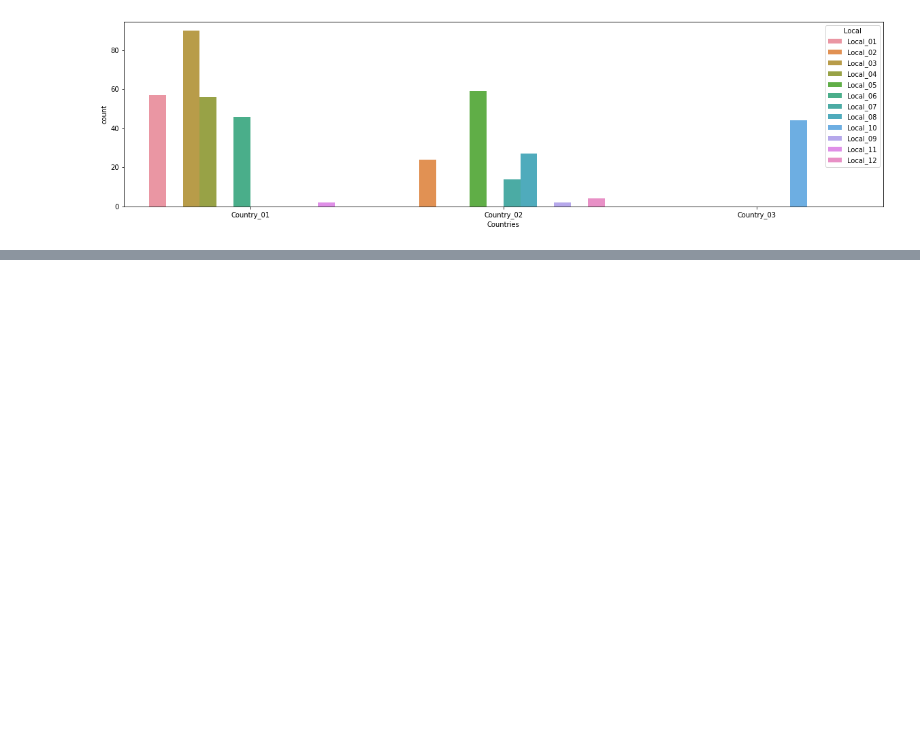
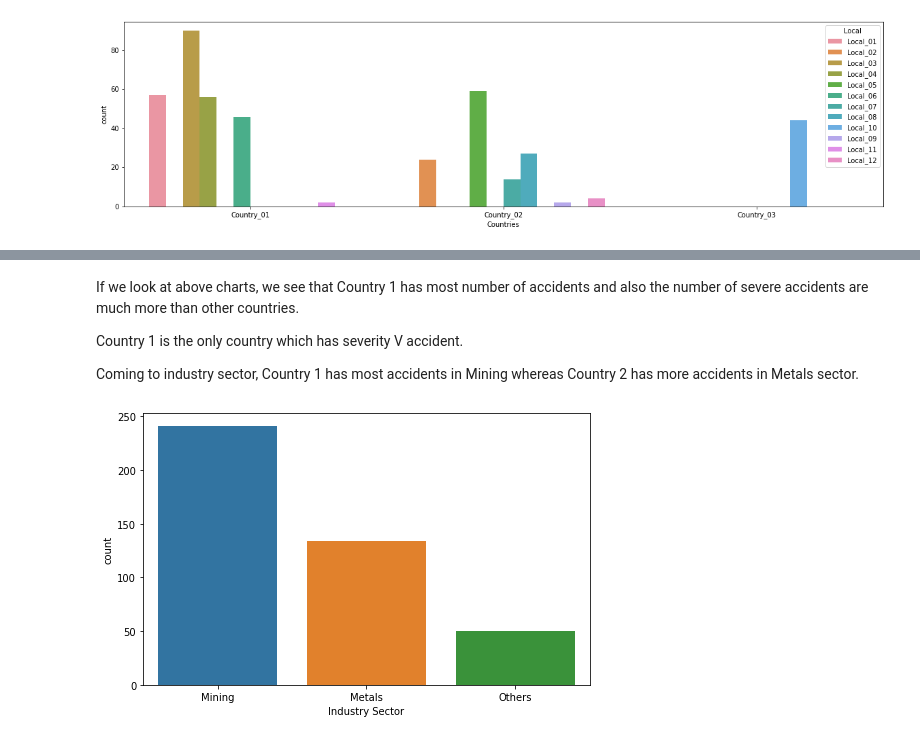
Before and after one commit to girijeshcse/chatbot_savy, a Jupyter notebook: notebooks/Initial.ipynb, the cells around one changed output, grey strips where cells are left out. Saved outputs shown, nothing was run; the diff lists cells and outputs as text; code cells hidden in the pictures; blank space fills up the shorter version.

```diff
--- a/notebooks/Initial.ipynb
+++ b/notebooks/Initial.ipynb
@@ -127,0 +163,12 @@ sns.countplot(x=data['Countries'], hue=data['Local']);
+# %% [markdown]
+If we look at above charts, we see that Country 1 has most number of accidents and also the number of severe accidents are much more than other countries.
+
+Country 1 is the only country which has severity V accident.
+
+Coming to industry sector, Country 1 has most accidents in Mining whereas Country 2 has more accidents in Metals sector.
+# %%
+# Checking the accident distribution in the industries
+plt.rcParams["figure.figsize"] = (8,5)
+sns.countplot(x=data['Industry Sector']);
+# %% [output]
+[figure, added]
```
Also changed, not shown: parts of 40 cells of this notebook.
